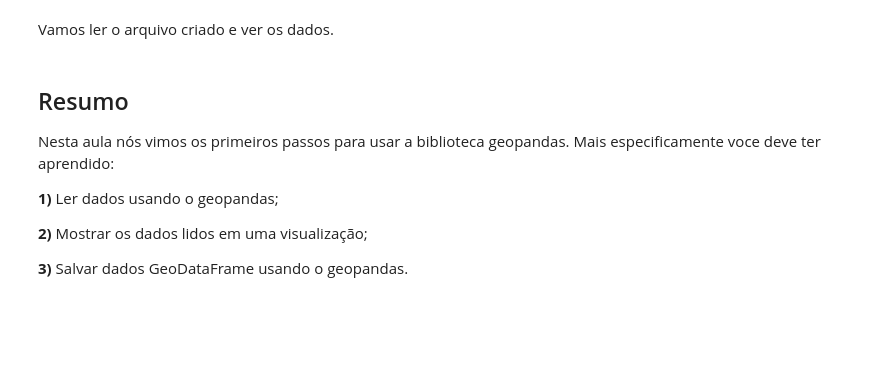
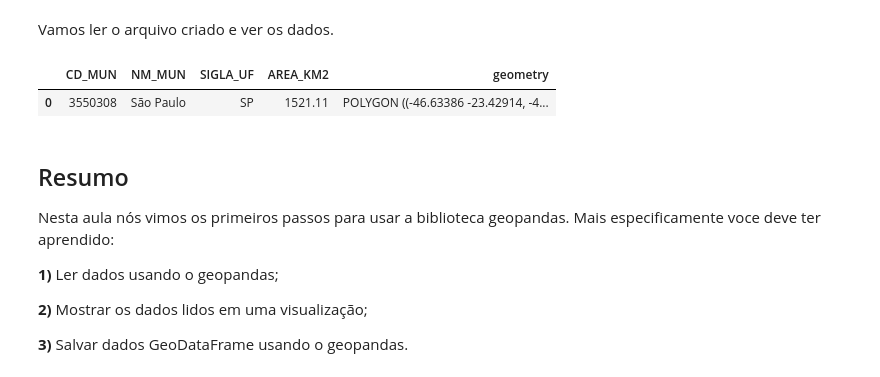
Before and after one commit to robinsonbrz/geopandas-synapse-datascience, a Jupyter notebook: minicurso-geopandas/01_introdução_geopandas.ipynb, the cells around one changed output. Saved outputs shown, nothing was run; the diff lists cells and outputs as text; code cells hidden in the pictures; blank space fills up the shorter version.

```diff
--- a/minicurso-geopandas/01_introdução_geopandas.ipynb
+++ b/minicurso-geopandas/01_introdução_geopandas.ipynb
@@ -172,5 +174,13 @@ Vamos salvar apenas o município de São Paulo filtrado acima em um novo arquivo
 # %% [markdown]
 Vamos ler o arquivo criado e ver os dados.
+# %%
+# Leitura do arquivo
+filename = "dados/capital_sao_paulo.json"
+gdf_sp = gpd.read_file(filename, driver="GeoJSON")
+gdf_sp
+# %% [output]
+|  | CD_MUN | NM_MUN | SIGLA_UF | AREA_KM2 | geometry |
+| 0 | 3550308 | São Paulo | SP | 1521.11 | POLYGON ((-46.63386 -23.42914, -4... |
 # %% [markdown]
 ## Resumo
 
```
Also changed, not shown: parts of 1 cell of this notebook, 2 other files.
